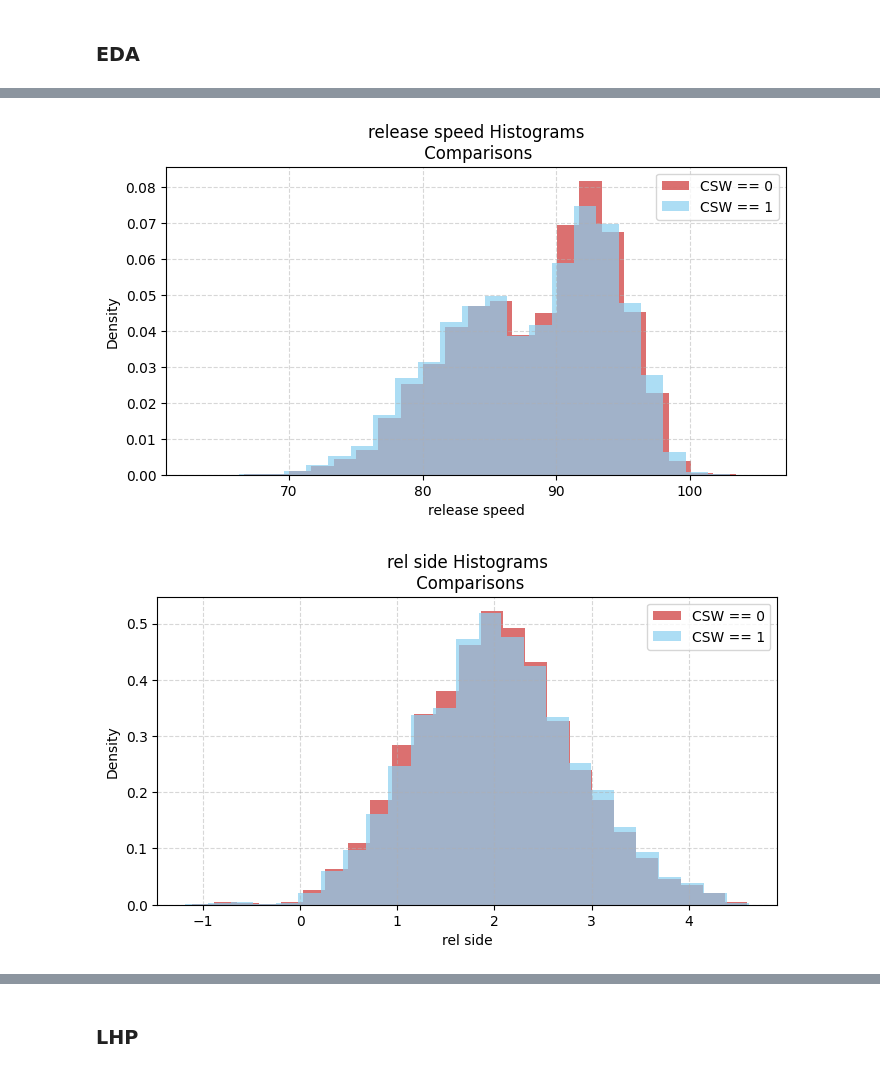
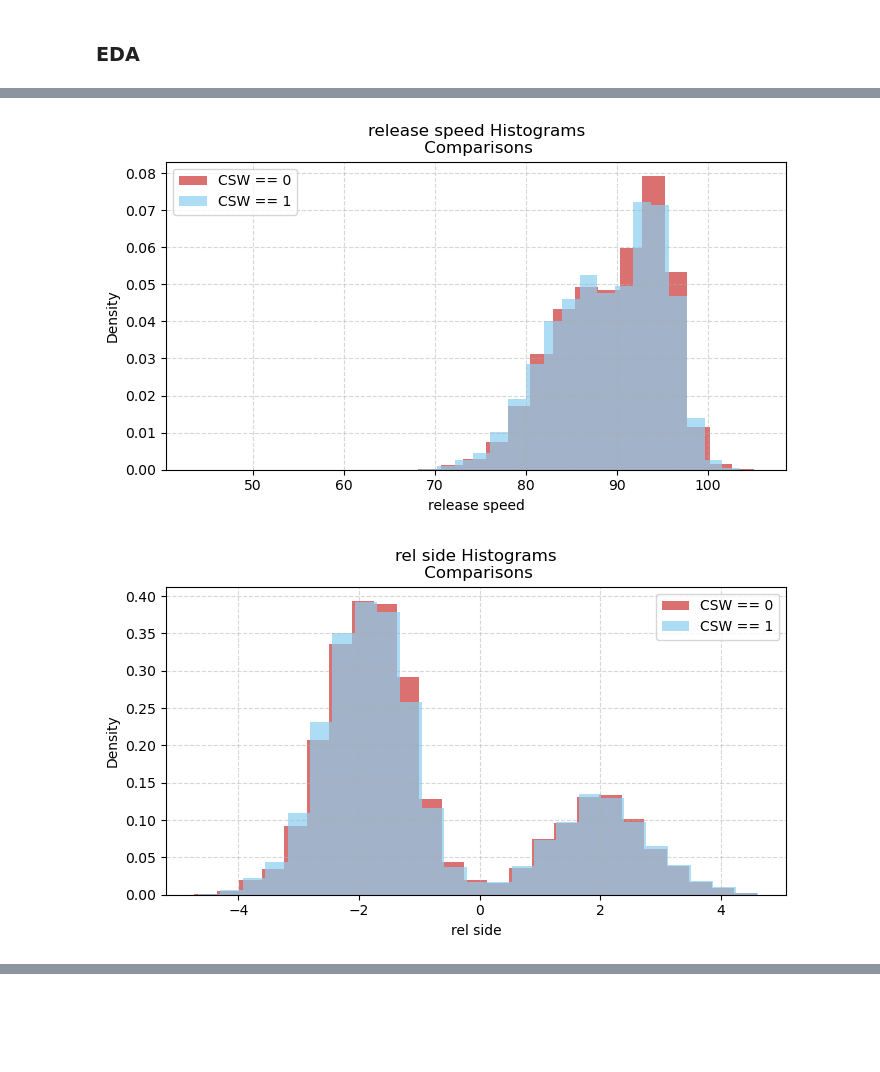
Before and after one commit to jackkalsched/UCSD_Baseball_25, a Jupyter notebook: Pitching/stuff+/stuff_plus.ipynb, the cells around one changed output, grey strips where cells are left out. Saved outputs shown, nothing was run; the diff lists cells and outputs as text; code cells hidden in the pictures; blank space fills up the shorter version.

```diff
--- a/Pitching/stuff+/stuff_plus.ipynb
+++ b/Pitching/stuff+/stuff_plus.ipynb
@@ -71,12 +71,12 @@ def catch_made_hist(df: pd.DataFrame, column: str, ax=None) -> None:
 ## Loading in the Data
 # %%
 ## the code below to run the data takes like 5 1/2 min to run but we get 4 years worth of data
-start_date = '2024-03-01'
+start_date = '2023-03-01'
 end_date = formatted_date
 
 ## gets rid of 08/18/24 --> it's coming as an error on my end for some reason
 statcast_data_p1 = pyb.statcast(start_date, '2024-08-17')
-statcast_data_p2 = pyb.statcast('2024-08-19', '2024-11-15')
+statcast_data_p2 = pyb.statcast('2024-08-19', '2025-07-15')
 
 statcast_data = pd.concat([statcast_data_p1, statcast_data_p2]).sort_values(by='game_date').reset_index(drop=True)
 statcast_data = statcast_data[~statcast_data['pitch_type'].isna()].sort_values(by='game_date').reset_index(drop=True) ## gets rid of the null pitches
@@ -159,0 +137,7 @@ statcast_data_cleaned
+# %%
+## mirror handedness metrics
+statcast_data_cleaned['rel_side'] *= -1
+statcast_data_cleaned['horz_break'] *= -1
+statcast_data_cleaned = statcast_data_cleaned.drop(columns = ['p_throws']).copy()
+
+statcast_data_cleaned.head()
@@ -300,6 +268,6 @@ X_lhp['stuff+'].hist()
 # %%
 for i in ['release_speed', 'rel_side', 'rel_height', 'horz_break', 'induced_vert_break', 'spin_rate', 'extension', 'spin_axis']:
-    catch_made_hist(lhp_pitches, i)
+    catch_made_hist(statcast_data_cleaned, i)
 # %% [output]
-[figure, old version]
+[figure, new version]
-[figure, old version]
+[figure, new version]
@@ -312,2 +279,0 @@ for i in ['release_speed', 'rel_side', 'rel_height', 'horz_break', 'induced_vert
-# %% [markdown]
-### LHP
```
Also changed, not shown: parts of 22 cells of this notebook.
